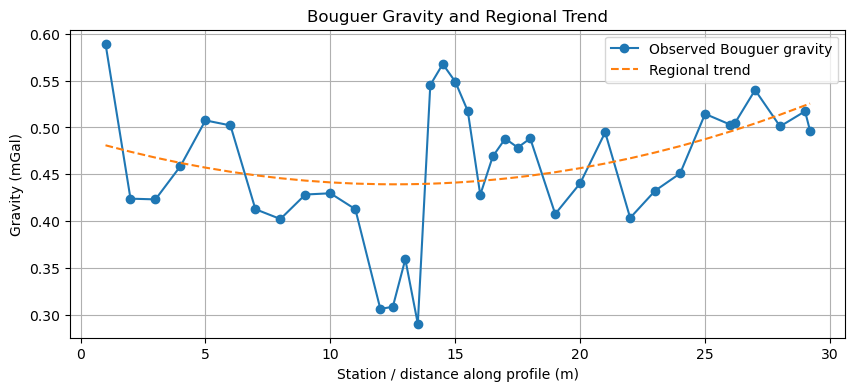
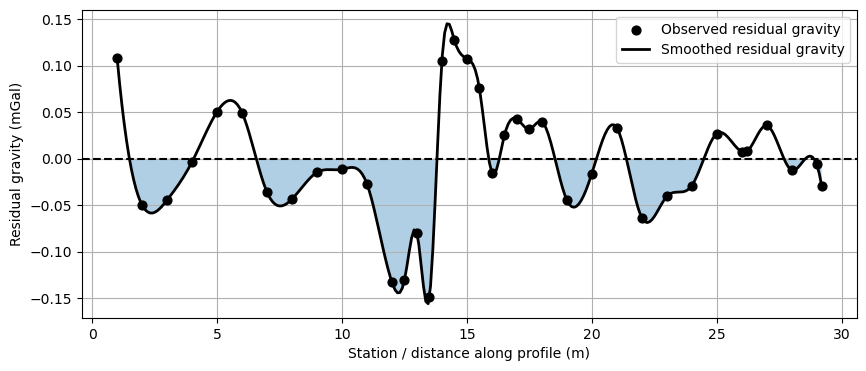
The notebook cell's code change between the first figure and the second:
--- before
+++ after
@@ -33,22 +33,89 @@
 df["residual_mgal"] = g_resid
 
-plt.figure(figsize=(10,4))
-plt.plot(x, g_obs, "o-", label="Observed Bouguer gravity")
-plt.plot(x, g_trend, "--", label="Regional trend")
-plt.xlabel("Station / distance along profile (m)")
-plt.ylabel("Gravity (mGal)")
-plt.title("Bouguer Gravity and Regional Trend")
-plt.grid(True)
-plt.legend()
-plt.show()
+# plt.figure(figsize=(10,4))
+# plt.plot(x, g_obs, "o-", label="Observed Bouguer gravity")
+# plt.plot(x, g_trend, "--", label="Regional trend")
+# plt.xlabel("Station / distance along profile (m)")
+# plt.ylabel("Gravity (mGal)")
+# plt.title("Bouguer Gravity and Regional Trend")
+# plt.grid(True)
+# plt.legend()
+# plt.show()
+
+# plt.figure(figsize=(10,4))
+# plt.axhline(0, color="k", linestyle="--")
+# plt.plot(x, g_resid, "o-", label="Residual gravity", color='black')
+# plt.fill_between(x, g_resid, 0, where=g_resid < 0, alpha=0.35)
+# plt.xlabel("Station / distance along profile (m)")
+# plt.ylabel("Residual gravity (mGal)")
+# #plt.title("Residual Gravity Anomaly")
+# plt.grid(True)
+# plt.legend()
+# plt.savefig(
+#      "../../figures/Final_figures/Grav_Residual_Anomaly_B4_Elevation_Correction.png",
+#     dpi=300,
+#     bbox_inches="tight"
+# )
+# plt.show()
+from scipy.interpolate import make_interp_spline
+import numpy as np
+import pandas as pd
+import matplotlib.pyplot as plt
+
+# Combine x and residuals, then average duplicate station distances
+profile = (
+    pd.DataFrame({"x": x, "g_resid": g_resid})
+    .dropna()
+    .groupby("x", as_index=False)
+    .mean()
+    .sort_values("x")
+)
+
+x_plot = profile["x"].to_numpy()
+g_plot = profile["g_resid"].to_numpy()
+
+# Smooth spline
+x_smooth = np.linspace(x_plot.min(), x_plot.max(), 300)
+spline = make_interp_spline(x_plot, g_plot, k=3)
+g_smooth = spline(x_smooth)
 
 plt.figure(figsize=(10,4))
 plt.axhline(0, color="k", linestyle="--")
-plt.plot(x, g_resid, "o-", label="Residual gravity")
-plt.fill_between(x, g_resid, 0, where=g_resid < 0, alpha=0.35)
+
+plt.scatter(
+    x_plot,
+    g_plot,
+    color="black",
+    s=40,
+    label="Observed residual gravity",
+    zorder=3
+)
+
+plt.plot(
+    x_smooth,
+    g_smooth,
+    color="black",
+    linewidth=2,
+    label="Smoothed residual gravity"
+)
+
+plt.fill_between(
+    x_smooth,
+    g_smooth,
+    0,
+    where=g_smooth < 0,
+    alpha=0.35
+)
+
 plt.xlabel("Station / distance along profile (m)")
 plt.ylabel("Residual gravity (mGal)")
-plt.title("Residual Gravity Anomaly")
 plt.grid(True)
 plt.legend()
+
+plt.savefig(
+    "../../figures/Final_figures/Grav_Residual_Anomaly_B4_Elevation_Correction.png",
+    dpi=300,
+    bbox_inches="tight"
+)
+
 plt.show()

Commit: gravity final figures